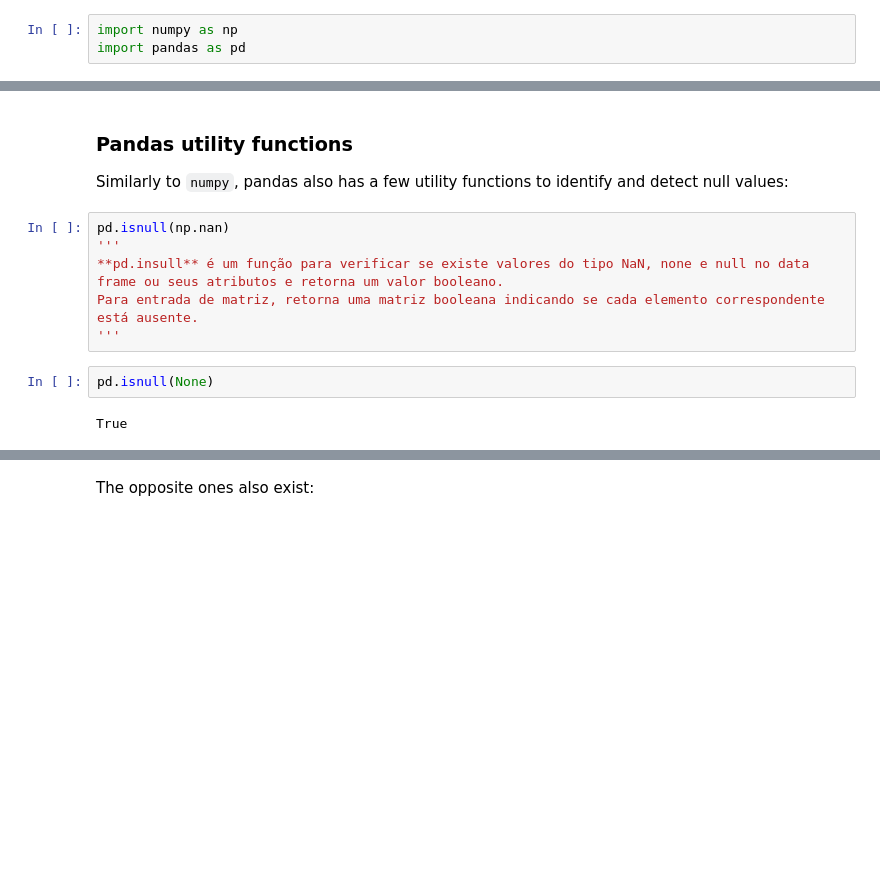
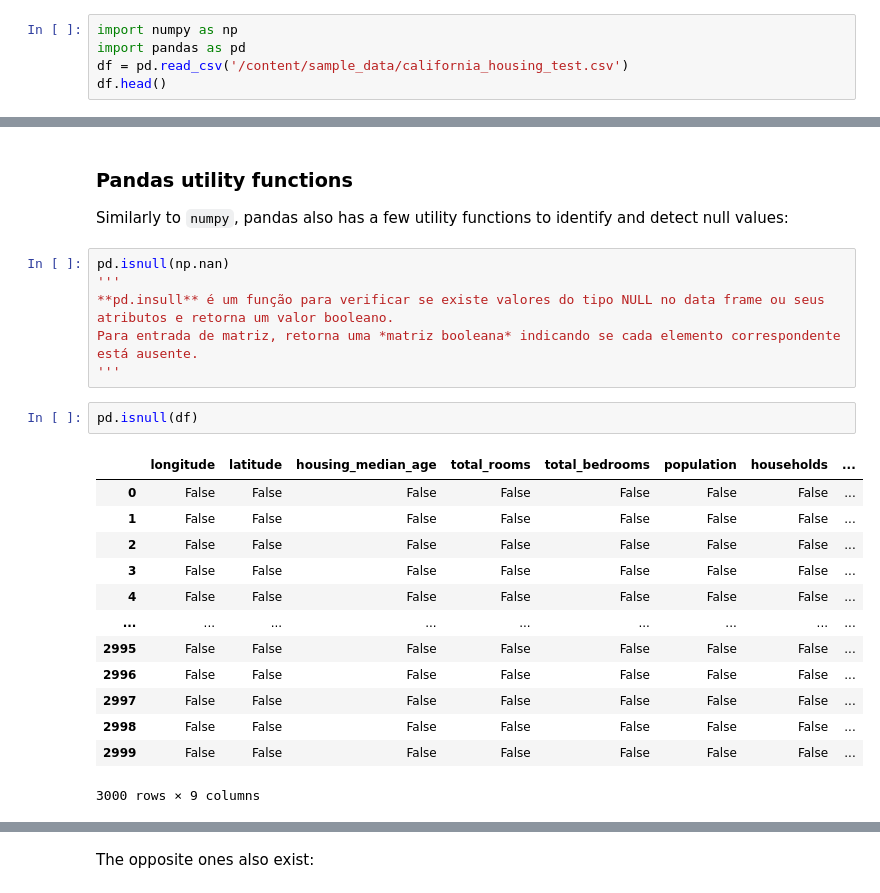
Before and after one commit to WillNRL/data-cleaning-rmotr-freecodecamp, a Jupyter notebook: 2 - Handling Missing Data with Pandas.ipynb, the cells around one changed output, grey strips where cells are left out. Drawn from its saved outputs; the diff is of its cells as text; blank space fills up the shorter version.

```diff
--- a/2 - Handling Missing Data with Pandas.ipynb
+++ b/2 - Handling Missing Data with Pandas.ipynb
@@ -17,3 +15,5 @@ pandas borrows all the capabilities from numpy selection + adds a number of conv
 # %%
 import numpy as np
 import pandas as pd
+df = pd.read_csv('/content/sample_data/california_housing_test.csv')
+df.head()
@@ -24,10 +31,22 @@ Similarly to `numpy`, pandas also has a few utility functions to identify and de
 # %%
 pd.isnull(np.nan)
 '''
-**pd.insull** é um função para verificar se existe valores do tipo NaN, none e null no data frame ou seus atributos e retorna um valor booleano.
-Para entrada de matriz, retorna uma matriz booleana indicando se cada elemento correspondente está ausente.
+**pd.insull** é um função para verificar se existe valores do tipo NULL no data frame ou seus atributos e retorna um valor booleano.
+Para entrada de matriz, retorna uma *matriz booleana* indicando se cada elemento correspondente está ausente.
 '''
 # %%
-pd.isnull(None)
+pd.isnull(df)
 # %% [output]
+|  | longitude | latitude | housing_median_age | total_rooms | total_bedrooms | population | households | ... |
+| 0 | False | False | False | False | False | False | False | ... |
+| 1 | False | False | False | False | False | False | False | ... |
+| 2 | False | False | False | False | False | False | False | ... |
+| 3 | False | False | False | False | False | False | False | ... |
+| 4 | False | False | False | False | False | False | False | ... |
+| ... | ... | ... | ... | ... | ... | ... | ... | ... |
+| 2995 | False | False | False | False | False | False | False | ... |
+| 2996 | False | False | False | False | False | False | False | ... |
+| 2997 | False | False | False | False | False | False | False | ... |
+| 2998 | False | False | False | False | False | False | False | ... |
+| 2999 | False | False | False | False | False | False | False | ... |
-True
+3000 rows × 9 columns
```
Also changed, not shown: parts of 7 cells of this notebook.
